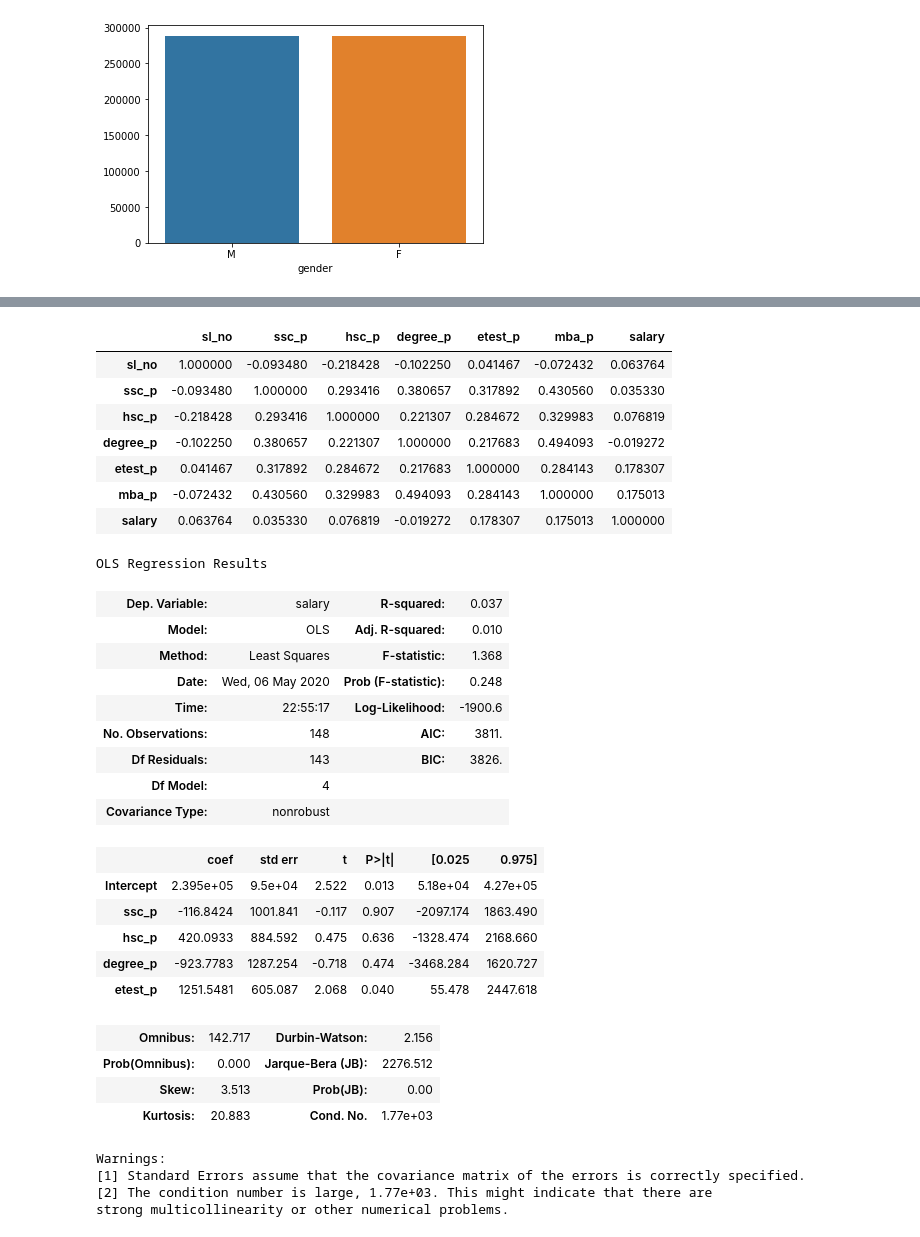
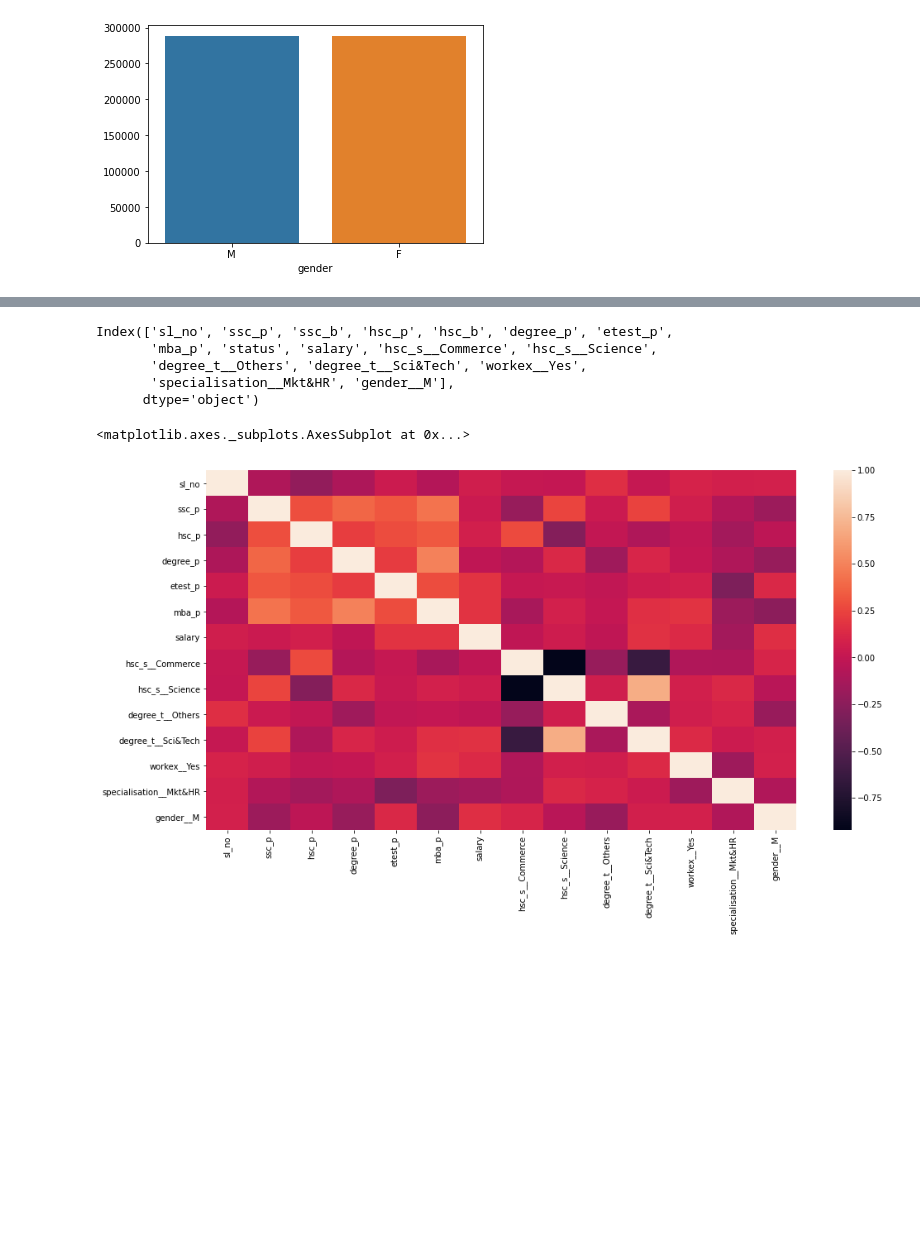
Before and after one commit to GabeSArn/dsc_proj_2, a Jupyter notebook: project.ipynb, the cells around one changed output, grey strips where cells are left out. Saved outputs shown, nothing was run; the diff lists cells and outputs as text; code cells hidden in the pictures; blank space fills up the shorter version.

Commit message:
Pushing quick updates. Have created dummy columns and added Polynomial features to df. Ran simple regression and checked correlations. Currently testing models.

```diff
--- a/project.ipynb
+++ b/project.ipynb
@@ -70,39 +108,22 @@ sns.barplot(x=placed_data['gender'], y= placed_data['salary'].mean())
+# %%
+placed_data.drop(['hsc_s','degree_t','workex','specialisation'], axis=1, inplace=True)
+# %%
+placed_data = make_dummies(placed_data,['gender'])
+# %%
+placed_data.drop('gender',axis=1, inplace=True)
+# %%
+corr = placed_data.corr()
 # %%
-placed_data.corr()
+placed_data.columns
 # %% [output]
-|  | sl_no | ssc_p | hsc_p | degree_p | etest_p | mba_p | salary |
-| sl_no | 1.000000 | -0.093480 | -0.218428 | -0.102250 | 0.041467 | -0.072432 | 0.063764 |
-| ssc_p | -0.093480 | 1.000000 | 0.293416 | 0.380657 | 0.317892 | 0.430560 | 0.035330 |
-| hsc_p | -0.218428 | 0.293416 | 1.000000 | 0.221307 | 0.284672 | 0.329983 | 0.076819 |
-| degree_p | -0.102250 | 0.380657 | 0.221307 | 1.000000 | 0.217683 | 0.494093 | -0.019272 |
-| etest_p | 0.041467 | 0.317892 | 0.284672 | 0.217683 | 1.000000 | 0.284143 | 0.178307 |
-| mba_p | -0.072432 | 0.430560 | 0.329983 | 0.494093 | 0.284143 | 1.000000 | 0.175013 |
-| salary | 0.063764 | 0.035330 | 0.076819 | -0.019272 | 0.178307 | 0.175013 | 1.000000 |
+Index(['sl_no', 'ssc_p', 'ssc_b', 'hsc_p', 'hsc_b', 'degree_p', 'etest_p',
+       'mba_p', 'status', 'salary', 'hsc_s__Commerce', 'hsc_s__Science',
+       'degree_t__Others', 'degree_t__Sci&Tech', 'workex__Yes',
+       'specialisation__Mkt&HR', 'gender__M'],
+      dtype='object')
-# %%
-l_reg = ols(formula='salary~ssc_p+hsc_p+degree_p+etest_p', data=placed_data).fit()
-l_reg.summary()
-# %% [output]
-OLS Regression Results
-| Dep. Variable: | salary | R-squared: | 0.037 |
-| Model: | OLS | Adj. R-squared: | 0.010 |
-| Method: | Least Squares | F-statistic: | 1.368 |
-| Date: | Wed, 06 May 2020 | Prob (F-statistic): | 0.248 |
-| Time: | 22:55:17 | Log-Likelihood: | -1900.6 |
-| No. Observations: | 148 | AIC: | 3811. |
-| Df Residuals: | 143 | BIC: | 3826. |
-| Df Model: | 4 |  |  |
-| Covariance Type: | nonrobust |  |  |
-|  | coef | std err | t | P>|t| | [0.025 | 0.975] |
-| Intercept | 2.395e+05 | 9.5e+04 | 2.522 | 0.013 | 5.18e+04 | 4.27e+05 |
-| ssc_p | -116.8424 | 1001.841 | -0.117 | 0.907 | -2097.174 | 1863.490 |
-| hsc_p | 420.0933 | 884.592 | 0.475 | 0.636 | -1328.474 | 2168.660 |
-| degree_p | -923.7783 | 1287.254 | -0.718 | 0.474 | -3468.284 | 1620.727 |
-| etest_p | 1251.5481 | 605.087 | 2.068 | 0.040 | 55.478 | 2447.618 |
-| Omnibus: | 142.717 | Durbin-Watson: | 2.156 |
-| Prob(Omnibus): | 0.000 | Jarque-Bera (JB): | 2276.512 |
-| Skew: | 3.513 | Prob(JB): | 0.00 |
-| Kurtosis: | 20.883 | Cond. No. | 1.77e+03 |
-Warnings:
-[1] Standard Errors assume that the covariance matrix of the errors is correctly specified.
-[2] The condition number is large, 1.77e+03. This might indicate that there are
-strong multicollinearity or other numerical problems.
+# %%
+plt.figure(figsize=(16,8))
+sns.heatmap(corr)
+# %% [output]
+<matplotlib.axes._subplots.AxesSubplot at 0x...>
+[figure, added]
```
Also changed, not shown: parts of 26 cells of this notebook.
